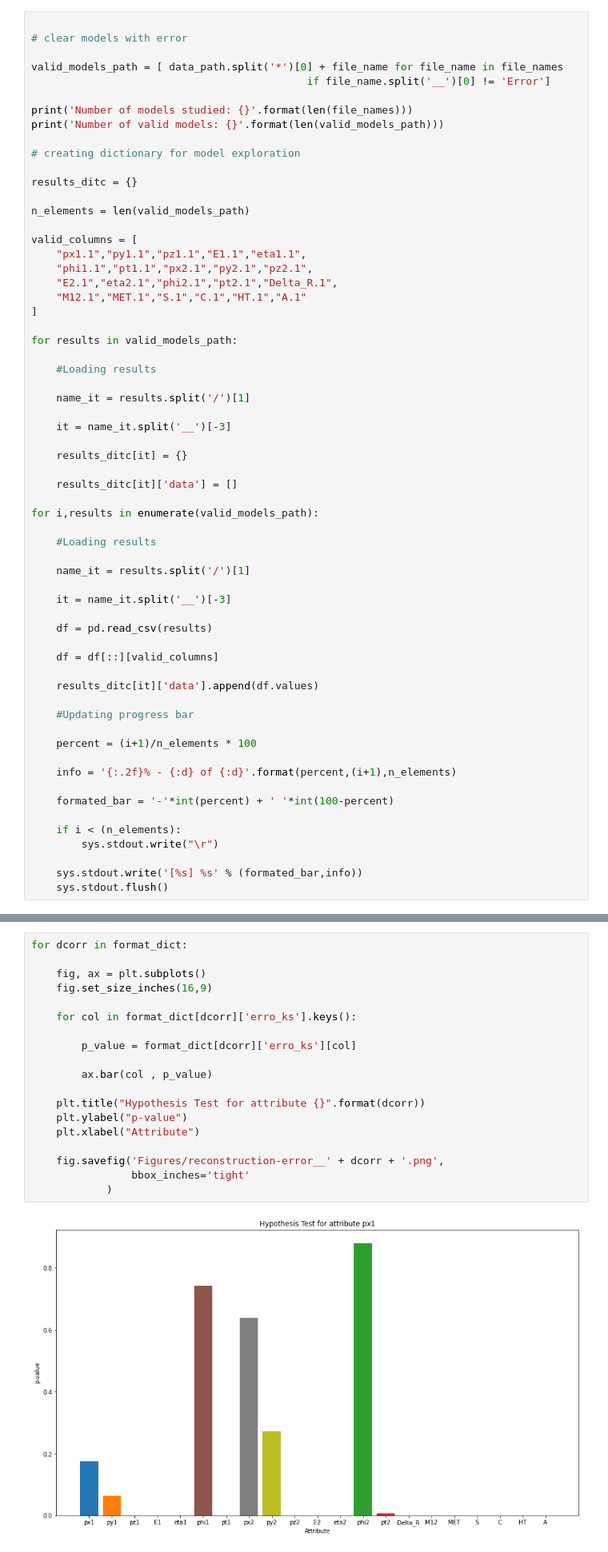
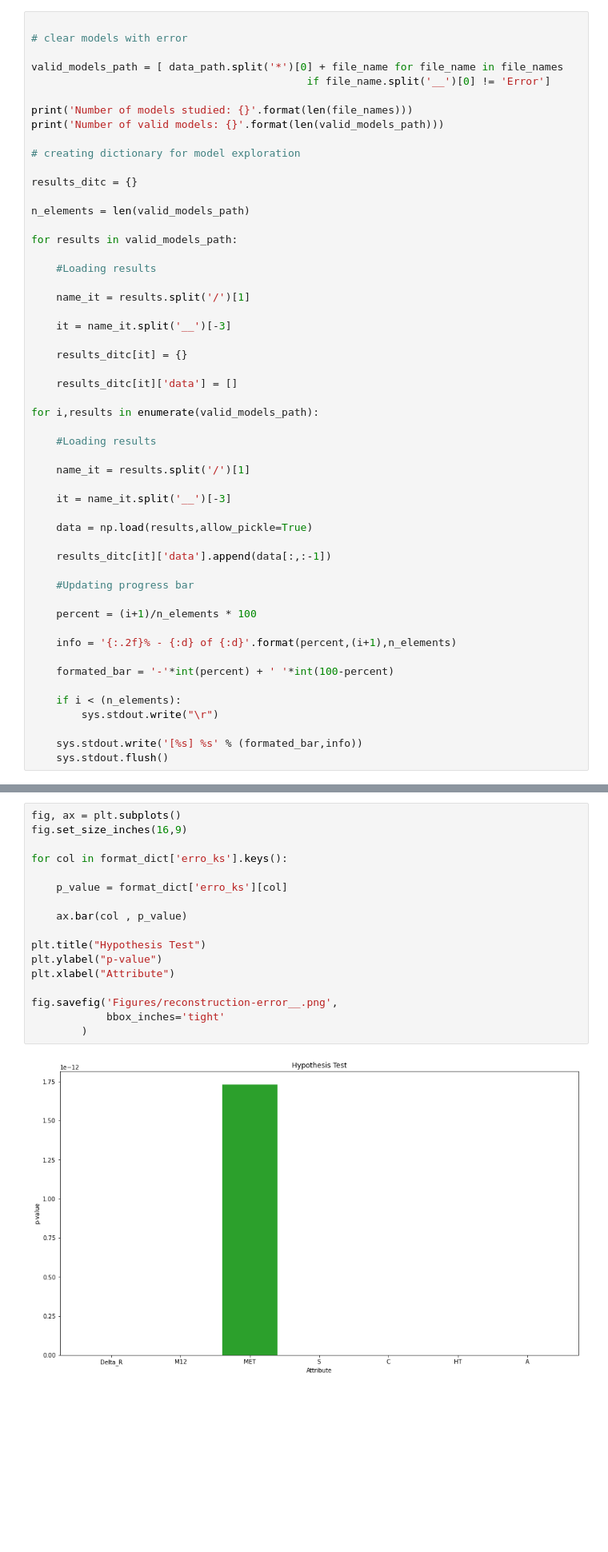
Before and after one commit to Esterci/Learning, a Jupyter notebook: Python/Anomaly_Detection/hyper_parameters_study/results_analyses.ipynb, the cells around one changed output, grey strips where cells are left out. Shown: that part at 80% size. Saved outputs shown, nothing was run; the diff lists cells and outputs as text; blank space fills up the shorter version.

```diff
--- a/Python/Anomaly_Detection/hyper_parameters_study/results_analyses.ipynb
+++ b/Python/Anomaly_Detection/hyper_parameters_study/results_analyses.ipynb
@@ -38,13 +39,6 @@ print('Number of valid models: {}'.format(len(valid_models_path)))
 results_ditc = {}
 
 n_elements = len(valid_models_path)
-
-valid_columns = [
-    "px1.1","py1.1","pz1.1","E1.1","eta1.1",
-    "phi1.1","pt1.1","px2.1","py2.1","pz2.1",
-    "E2.1","eta2.1","phi2.1","pt2.1","Delta_R.1",
-    "M12.1","MET.1","S.1","C.1","HT.1","A.1"
-]
 
 for results in valid_models_path:
 
@@ -66,11 +60,9 @@ for i,results in enumerate(valid_models_path):
 
     it = name_it.split('__')[-3]
 
-    df = pd.read_csv(results)
+    data = np.load(results,allow_pickle=True)
 
-    df = df[::][valid_columns]
-
-    results_ditc[it]['data'].append(df.values)
+    results_ditc[it]['data'].append(data[:,:-1])
 
     #Updating progress bar
 
@@ -189,21 +161,19 @@ for dcorr in concatenate.keys():
 # %%
-for dcorr in format_dict:
+fig, ax = plt.subplots()
+fig.set_size_inches(16,9)
 
-    fig, ax = plt.subplots()
-    fig.set_size_inches(16,9)
+for col in format_dict['erro_ks'].keys():
 
-    for col in format_dict[dcorr]['erro_ks'].keys():
+    p_value = format_dict['erro_ks'][col]
 
-        p_value = format_dict[dcorr]['erro_ks'][col]
+    ax.bar(col , p_value)
 
-        ax.bar(col , p_value)
+plt.title("Hypothesis Test")
+plt.ylabel("p-value")
+plt.xlabel("Attribute")
 
-    plt.title("Hypothesis Test for attribute {}".format(dcorr))
-    plt.ylabel("p-value")
-    plt.xlabel("Attribute")
-
-    fig.savefig('Figures/reconstruction-error__' + dcorr + '.png',
-                bbox_inches='tight'
-            )
+fig.savefig('Figures/reconstruction-error__.png',
+            bbox_inches='tight'
+        )
 # %% [output]
-[figure, old version]
+[figure, new version]
```
Also changed, not shown: parts of 13 cells of this notebook, 5 other files.
